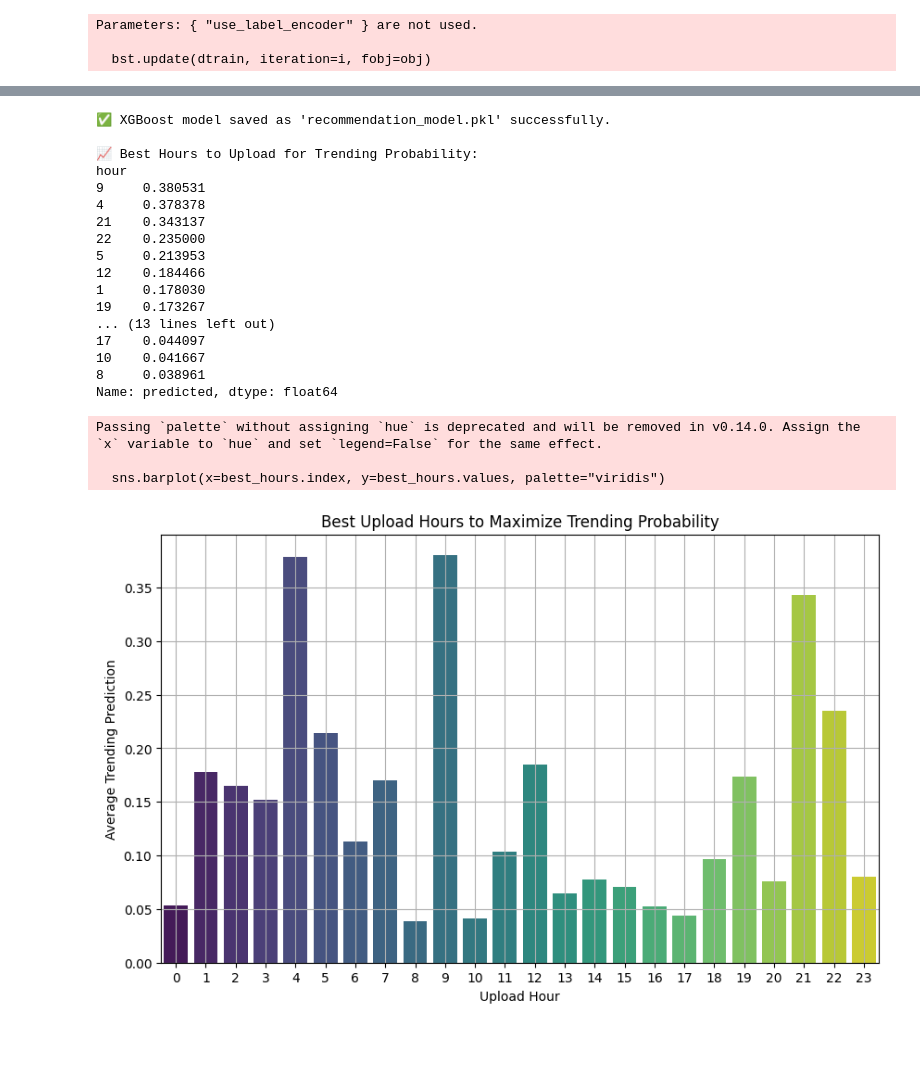
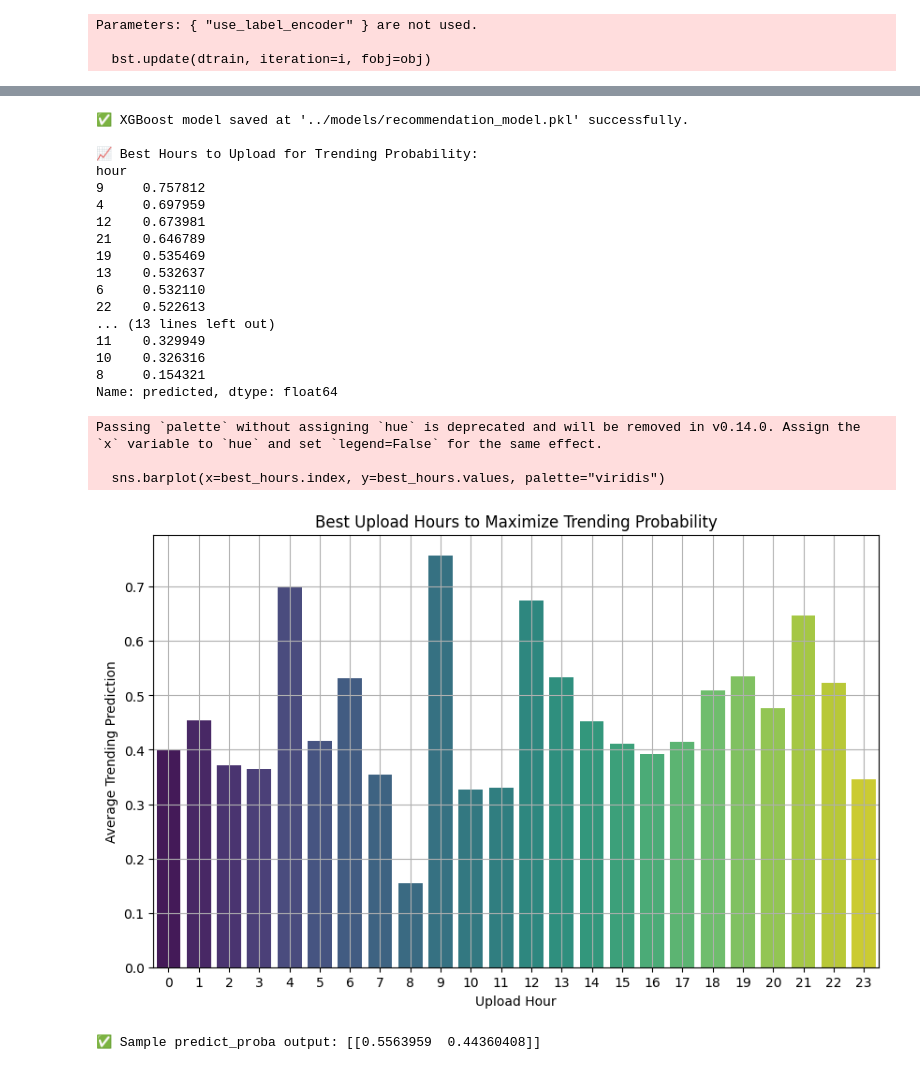
Before and after one commit to Hiitesh-g3/Youtube-TrendAnalysis-, a Jupyter notebook: scripts/recommendation_system.ipynb, the cells around one changed output, grey strips where cells are left out. Drawn from its saved outputs; the diff is of its cells as text; code cells hidden in the pictures; blank space fills up the shorter version.

```diff
--- a/scripts/recommendation_system.ipynb
+++ b/scripts/recommendation_system.ipynb
@@ -5,6 +5,7 @@ import numpy as np
 import matplotlib.pyplot as plt
 import seaborn as sns
 import pickle
+import os
 from sklearn.model_selection import train_test_split
 from sklearn.ensemble import RandomForestClassifier
 from xgboost import XGBClassifier
@@ -20,15 +21,22 @@ data['title_length'] = data['title'].apply(lambda x: len(str(x)))
 data['num_tags'] = data['tags'].apply(lambda x: len(str(x).split('|')) if pd.notnull(x) else 0)
 data['upload_hour'] = pd.to_datetime(data['publish_time']).dt.hour
 
+# New Feature - Video Length
+# If you have real video length, use it here. Otherwise simulate.
+if 'video_length' not in data.columns:
+    np.random.seed(42)
+    data['video_length'] = np.random.uniform(1, 20, size=len(data))  # Random minutes
+
+print("✅ Features Created: title_length, num_tags, upload_hour, video_length")
+
 # 4. Create Target Variable
 if 'is_trending' not in data.columns:
-    data['is_trending'] = data['views'].apply(lambda x: 1 if x >= 0.005 else 0)
-    print("✅ Created 'is_trending' column based on views >= 0.005 (normalized views).")
-
-
+    threshold = data['views'].median()
+    data['is_trending'] = data['views'].apply(lambda x: 1 if x > threshold else 0)
+    print("✅ Created 'is_trending' column based on views median threshold.")
 
 # 5. Define Features and Target
-features = ['title_length', 'num_tags', 'upload_hour']
+features = ['title_length', 'num_tags', 'upload_hour', 'video_length']  # Updated feature order
 X = data[features]
 y = data['is_trending']
 
@@ -45,10 +53,7 @@ rf_model.fit(X_train, y_train)
 
 # Predictions
 rf_preds = rf_model.predict(X_test)
-if len(rf_model.classes_) == 2:
-    rf_probs = rf_model.predict_proba(X_test)[:, 1]
-else:
-    rf_probs = rf_model.predict_proba(X_test)[:, 0]
+rf_probs = rf_model.predict_proba(X_test)[:, 1]
 
 # Evaluation
 print("\n📊 Random Forest Classifier Report")
@@ -71,10 +76,7 @@ if len(y_train.unique()) >= 2:
 
     # Predictions
     xgb_preds = xgb_model.predict(X_test)
-    if len(xgb_model.classes_) == 2:
-        xgb_probs = xgb_model.predict_proba(X_test)[:, 1]
-    else:
-        xgb_probs = xgb_model.predict_proba(X_test)[:, 0]
+    xgb_probs = xgb_model.predict_proba(X_test)[:, 1]
 
     # Evaluation
     print("\n📊 XGBoost Classifier Report")
@@ -103,15 +105,17 @@ plt.legend()
 plt.grid()
 plt.show()
 
-# 10. Save the Best Model
+# 10. Save the Best Model (ONLY to /models/)
+os.makedirs('../models', exist_ok=True)  # Make sure models folder exists
+
 if 'xgb_model' in locals():
     with open('../models/recommendation_model.pkl', 'wb') as f:
         pickle.dump(xgb_model, f)
-    print("\n✅ XGBoost model saved as 'recommendation_model.pkl' successfully.")
+    print("\n✅ XGBoost model saved at '../models/recommendation_model.pkl' successfully.")
 else:
     with open('../models/recommendation_model.pkl', 'wb') as f:
         pickle.dump(rf_model, f)
-    print("\n✅ Random Forest model saved as 'recommendation_model.pkl' successfully.")
+    print("\n✅ Random Forest model saved at '../models/recommendation_model.pkl' successfully.")
 
 # 11. Optimization Suggestions (Best Upload Hour)
 upload_hour_performance = pd.DataFrame({
@@ -133,6 +137,21 @@ plt.ylabel('Average Trending Prediction')
 plt.xticks(range(0,24))
 plt.grid()
 plt.show()
+
+# 12. (Important) Test predict_proba with new input
+sample_input = pd.DataFrame({
+    'title_length': [60],
+    'num_tags': [10],
+    'upload_hour': [17],
+    'video_length': [12.5]   # Example 12.5 minutes
+})
+
+# Load model for testing
+with open('../models/recommendation_model.pkl', 'rb') as f:
+    model = pickle.load(f)
+
+sample_probs = model.predict_proba(sample_input)
+print("\n✅ Sample predict_proba output:", sample_probs)
 # %% [output]
 ✅ Data Loaded Successfully.
       video_id trending_date  \
@@ -169,21 +188,22 @@ ROC-AUC Score: 0.7581580922317515
-✅ XGBoost model saved as 'recommendation_model.pkl' successfully.
+✅ XGBoost model saved at '../models/recommendation_model.pkl' successfully.
 
 📈 Best Hours to Upload for Trending Probability:
 hour
-9     0.380531
-4     0.378378
-21    0.343137
-22    0.235000
-5     0.213953
-12    0.184466
-1     0.178030
-19    0.173267
+9     0.757812
+4     0.697959
+12    0.673981
+21    0.646789
+19    0.535469
+13    0.532637
+6     0.532110
+22    0.522613
 ... (13 lines left out)
-17    0.044097
-10    0.041667
-8     0.038961
+11    0.329949
+10    0.326316
+8     0.154321
 Name: predicted, dtype: float64
 Passing `palette` without assigning `hue` is deprecated and will be removed in v0.14.0. Assign the `x` variable to `hue` and set `legend=False` for the same effect.
 
   sns.barplot(x=best_hours.index, y=best_hours.values, palette="viridis")
-[figure, old version]
+[figure, new version]
+✅ Sample predict_proba output: [[0.5563959  0.44360408]]
```
Also changed, not shown: parts of 1 cell of this notebook, 11 other files.
